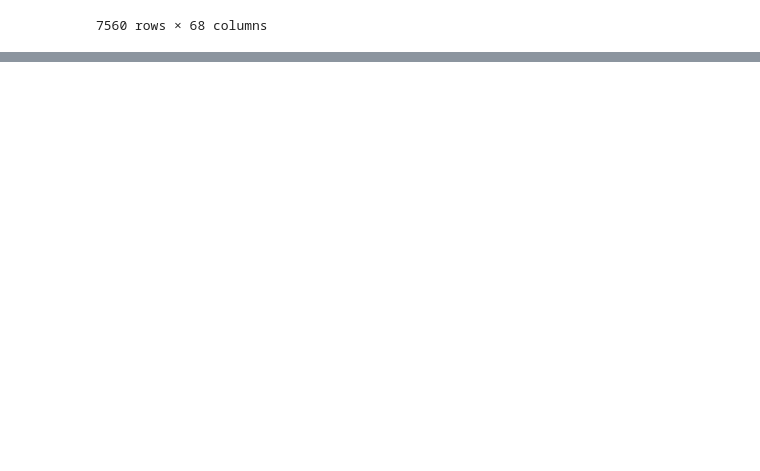
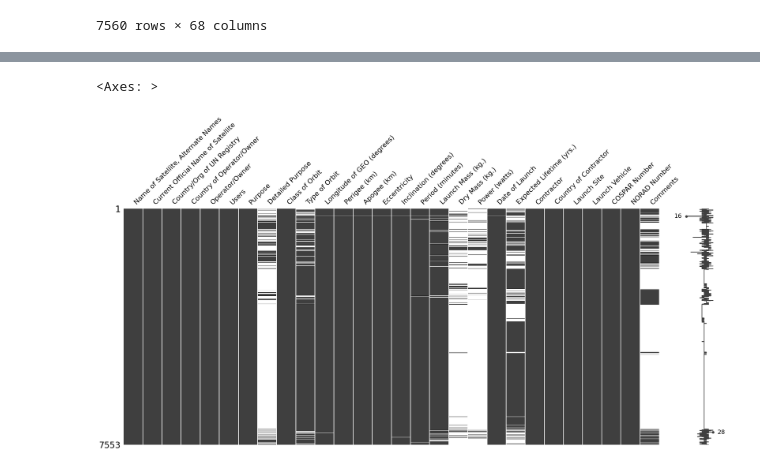
Before and after one commit to Goutham-26/DSA, a Jupyter notebook: mini_project.ipynb, the cells around one changed output, grey strips where cells are left out. Cells and saved outputs as stored; diff of their text form; code cells hidden in the pictures; blank space fills up the shorter version.

```diff
--- a/mini_project.ipynb
+++ b/mini_project.ipynb
@@ -7,7 +7,7 @@ from datetime import datetime
 import numpy as np
 import pandas as pd
 # %%
-data=pd.read_excel('/content/UCS-Satellite-Database 5-1-2023.xlsx')
+satellite_data=pd.read_excel('/content/satellite_data.xlsx')
 
 OUT_DIR="Outputs"
 INTERVAL_SECONDS =20
@@ -46,23 +67,33 @@ pd.DataFrame(data)
 7560 rows × 68 columns
 # %%
 def extract():
-    Satellite_len = len(data)
-    print(f"Extracted {Satellite_len} rows")
-    return data
+    satellite_data_len = len(satellite_data)
+    print(f"Extracted {satellite_data_len} rows")
+    return satellite_data
 
 def transform():
-  cleaned_data = data.drop_duplicates()
-  columns_to_drop = [col for col in cleaned_data.columns if 'Unnamed' in col or 'Source' in col]
-  cleaned_data_new = cleaned_data.drop(columns=columns_to_drop)
-  return cleaned_data_new
-  print(f"Transformed {len(cleaned_data_new)} rows")
-  return cleaned_data_new
-def load(cleaned_data_new):
+
+  processed_data = satellite_data.drop_duplicates()
+
+
+  processed_data = processed_data.loc[:, ~processed_data.columns.duplicated()]
+
+  processed_data['Date of Launch'] = pd.to_datetime(processed_data['Date of Launch'], errors='coerce')
+  processed_data['Date of Launch'] = processed_data['Date of Launch'].dt.year.astype('Int64')
+
+
+  cols_to_drop = [col for col in processed_data.columns if "Unnamed"  in col or "Source" in col]
+  if cols_to_drop:
+    processed_data = processed_data.drop(columns=cols_to_drop)
+
+  return processed_data
+
+def load(processed_data):
     if not os.path.exists(OUT_DIR):
         os.makedirs(OUT_DIR)
 
-    output_file_path = f"{OUT_DIR}/Satellite_data.csv"
-    cleaned_data_new.to_csv(output_file_path, index=False)
+    output_file_path = f"{OUT_DIR}/satellite_data.csv"
+    processed_data.to_csv(output_file_path, index=False)
     print(f"\n[LOAD SUCCESS] Saved transformed data to: {output_file_path}")
 # %%
 raw_data = extract()
@@ -74,0 +142,6 @@ Extracted 7560 rows
+# %%
+import missingno as msn
+msn.matrix(processed_data)
+# %% [output]
+<Axes: >
+[figure, added]
```
Also changed, not shown: parts of 19 cells of this notebook.
